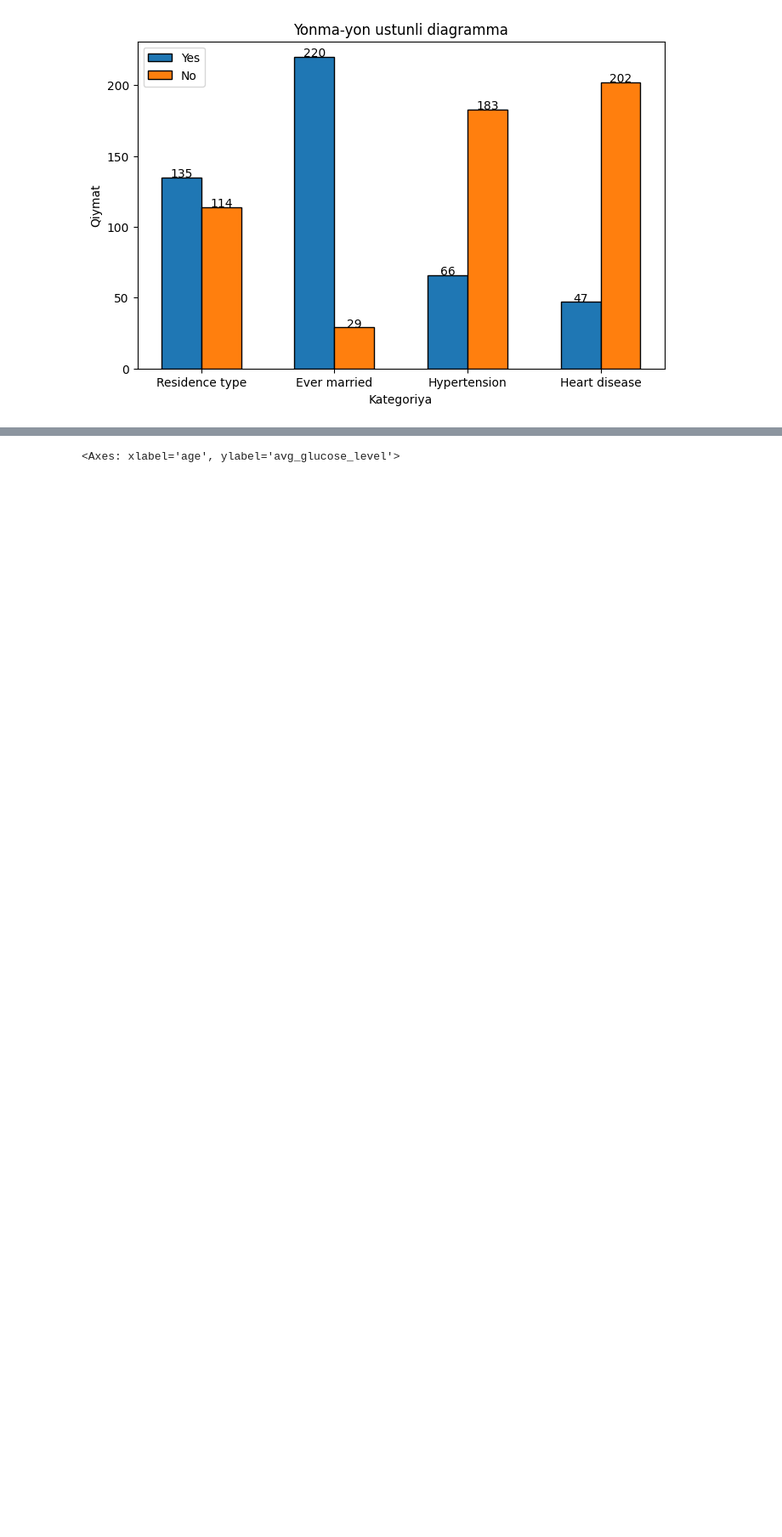
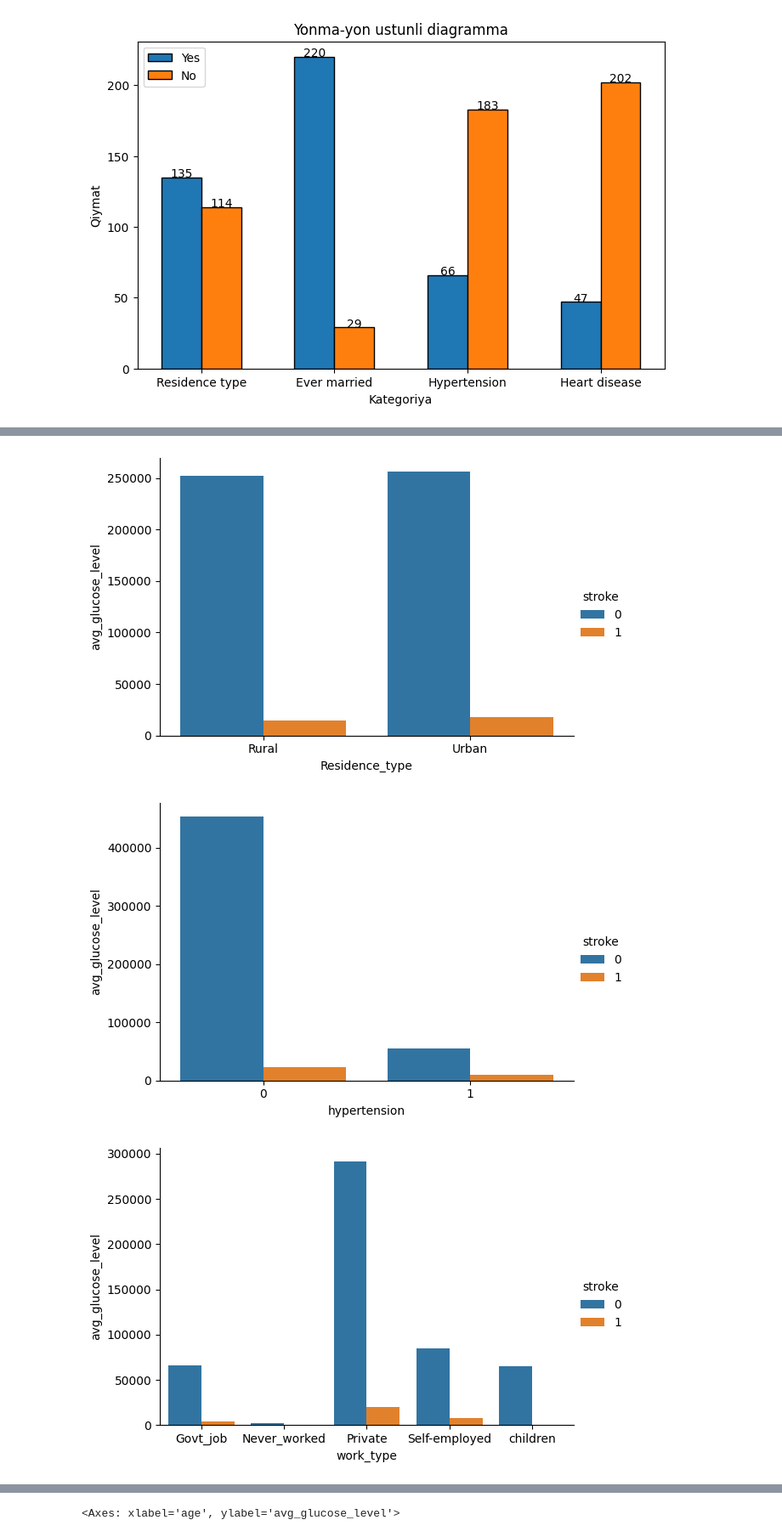
Before and after one commit to qurbonxojayev0755/Technical_Task_for_Data_Scientist, a Jupyter notebook: project.ipynb, the cells around one changed output, grey strips where cells are left out. Shown at 85% size. Cells and saved outputs as stored; diff of their text form; code cells hidden in the pictures; blank space fills up the shorter version.

```diff
--- a/project.ipynb
+++ b/project.ipynb
@@ -255,0 +271,11 @@ plt.show()
+# %%
+def plot_segment_distibution(df,segment_columns, test_factor,y_faktor):
+    for segment in segment_columns:
+        aggregated_data= df.groupby(by=[test_factor,segment]).avg_glucose_level.sum().reset_index()
+        sns.catplot(x=segment, y=y_faktor, hue=test_factor, data=aggregated_data, kind='bar', height=4, aspect=1.5)
+# %%
+plot_segment_distibution(df,['Residence_type' ,'hypertension','work_type','smoking_status','gender','ever_married','heart_disease'],'stroke',"avg_glucose_level")
+# %% [output]
+[figure, added]
+[figure, added]
+[figure, added]
```
Also changed, not shown: parts of 9 cells of this notebook.
